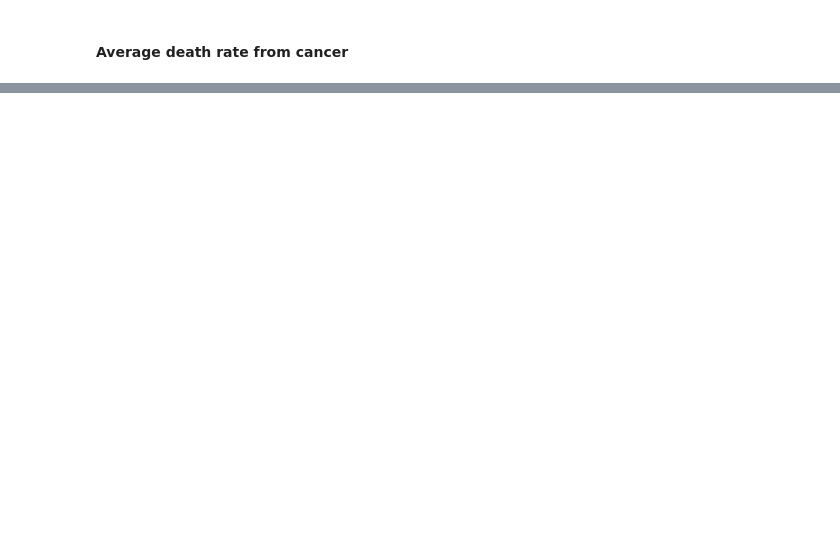
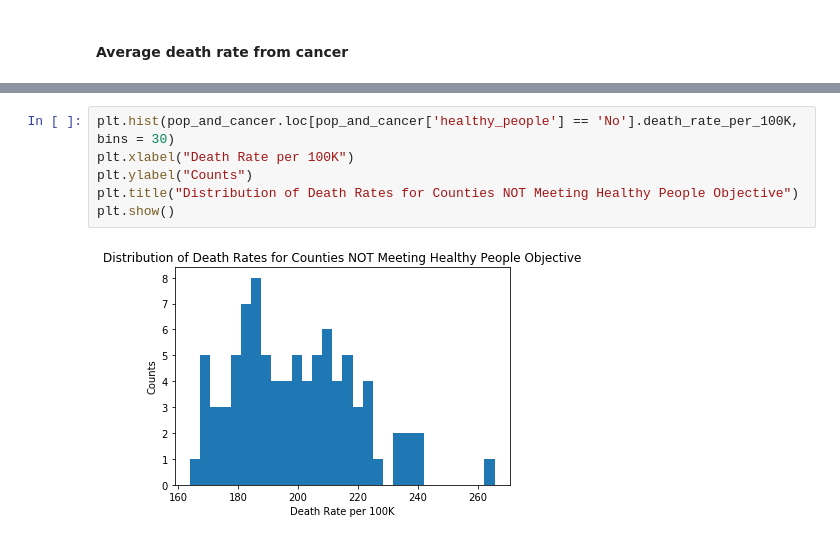
Before and after one commit to ncov/vanderbilt-aspire-data-essentials, a Jupyter notebook: data_essentials_project_090518.ipynb, the cells around one changed output, grey strips where cells are left out. Saved outputs shown, nothing was run; the diff lists cells and outputs as text; blank space fills up the shorter version.

```diff
--- a/data_essentials_project_090518.ipynb
+++ b/data_essentials_project_090518.ipynb
@@ -444,0 +349,8 @@ plt.hist(pop_and_cancer["death_trend"], bins = 30)
+# %%
+plt.hist(pop_and_cancer.loc[pop_and_cancer['healthy_people'] == 'No'].death_rate_per_100K, bins = 30)
+plt.xlabel("Death Rate per 100K")
+plt.ylabel("Counts")
+plt.title("Distribution of Death Rates for Counties NOT Meeting Healthy People Objective")
+plt.show()
+# %% [output]
+[figure, added]
```
Also changed, not shown: parts of 26 cells of this notebook.
